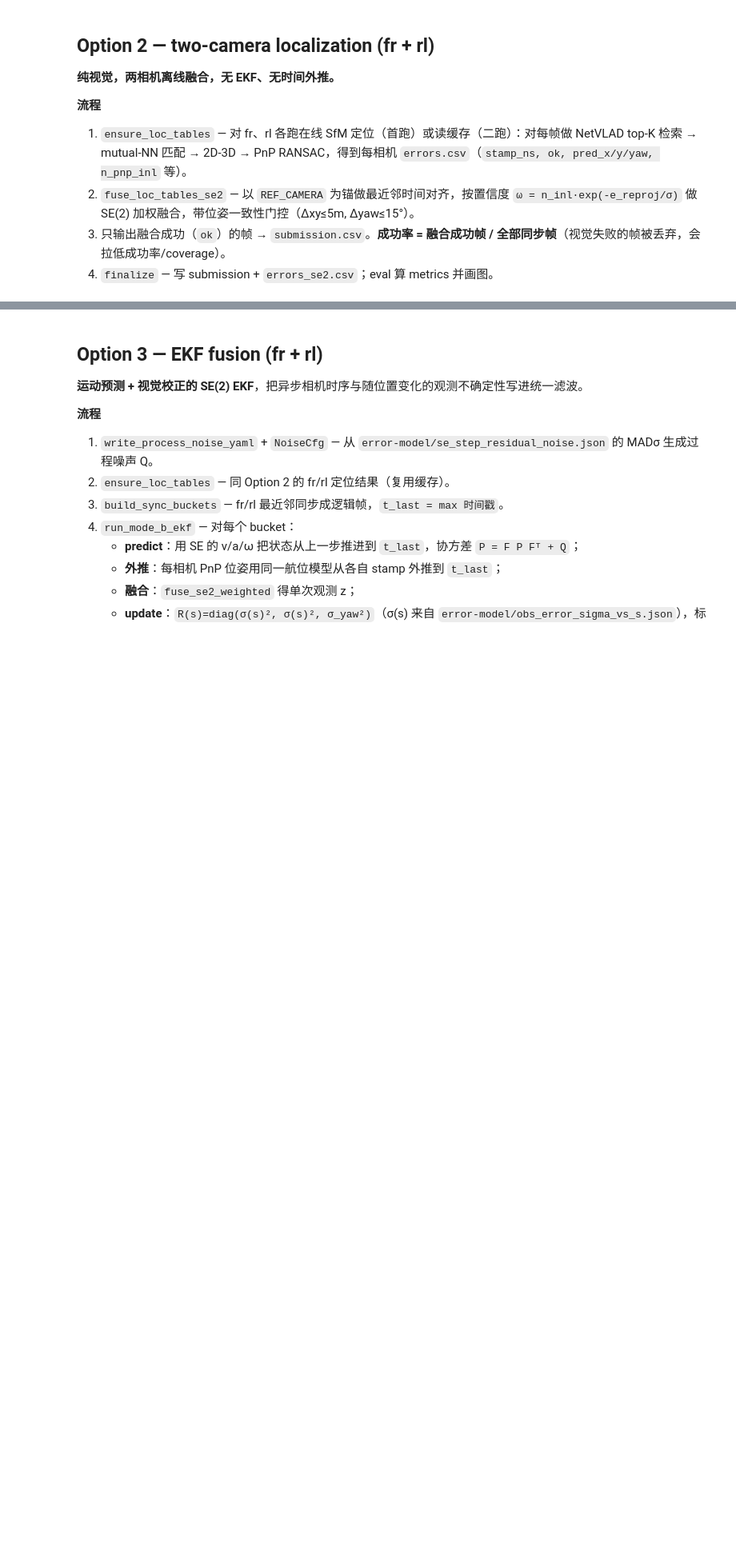
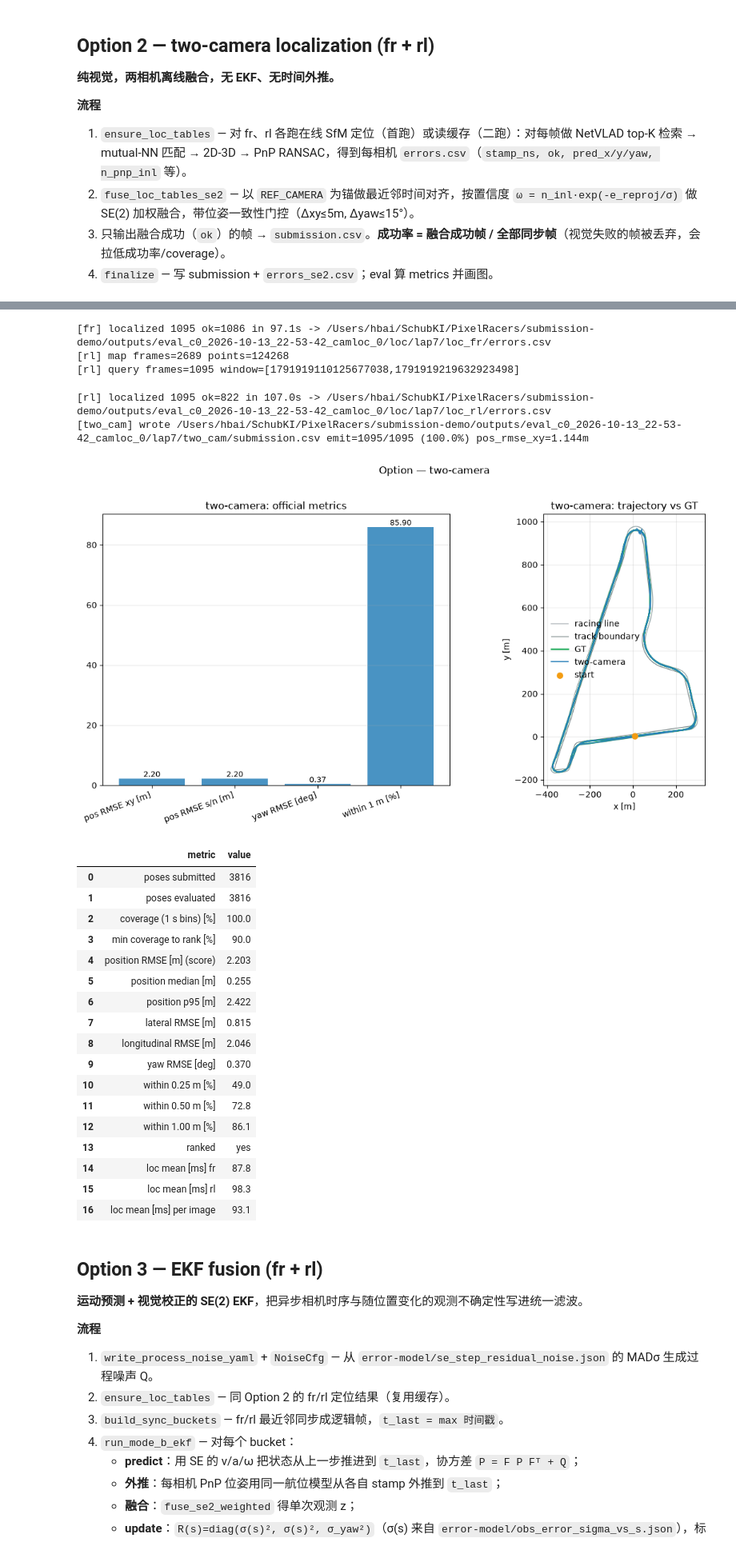
Before and after one commit to baihao/PixelRacers, a Jupyter notebook: submission-demo/run_submission.ipynb, the cells around one changed output, grey strips where cells are left out. Shown at 80% size. Drawn from its saved outputs; the diff is of its cells as text; code cells hidden in the pictures; blank space fills up the shorter version.

```diff
--- a/submission-demo/run_submission.ipynb
+++ b/submission-demo/run_submission.ipynb
@@ -140,4 +191,7 @@ for w in ctx.windows:
     out_dir.mkdir(parents=True, exist_ok=True)
     fused.to_csv(out_dir / "errors_se2.csv", index=False)
     P.finalize(ctx, pred, out_dir, "two_cam", w,         # 4. 落盘 + metrics(分母=全部同步帧) + 图
-               n_total=len(fused), show_plots=True)
+               n_total=len(fused), show_plots=False)
+# 多圈合并展示：轨迹/metrics 图 + tools/evaluate.py 表格（window=all）
+show_eval_table(P.present_option(ctx, "two_cam", show_plots=True, print_evaluate_report=False))
+# %% [output]
@@ -144,3 +215,27 @@ for w in ctx.windows:
+[fr] localized 1095 ok=1086 in 97.1s -> /Users/hbai/SchubKI/PixelRacers/submission-demo/outputs/eval_c0_2026-10-13_22-53-42_camloc_0/loc/lap7/loc_fr/errors.csv
+[rl] map frames=2689 points=124268
+[rl] query frames=1095 window=[1791919110125677038,1791919219632923498]
+[rl] localized 1095 ok=822 in 107.0s -> /Users/hbai/SchubKI/PixelRacers/submission-demo/outputs/eval_c0_2026-10-13_22-53-42_camloc_0/loc/lap7/loc_rl/errors.csv
+[two_cam] wrote /Users/hbai/SchubKI/PixelRacers/submission-demo/outputs/eval_c0_2026-10-13_22-53-42_camloc_0/lap7/two_cam/submission.csv emit=1095/1095 (100.0%) pos_rmse_xy=1.144m
+[figure, added]
+|  | metric | value |
+| 0 | poses submitted | 3816 |
+| 1 | poses evaluated | 3816 |
+| 2 | coverage (1 s bins) [%] | 100.0 |
+| 3 | min coverage to rank [%] | 90.0 |
+| 4 | position RMSE [m] (score) | 2.203 |
+| 5 | position median [m] | 0.255 |
+| 6 | position p95 [m] | 2.422 |
+| 7 | lateral RMSE [m] | 0.815 |
+| 8 | longitudinal RMSE [m] | 2.046 |
+| 9 | yaw RMSE [deg] | 0.370 |
+| 10 | within 0.25 m [%] | 49.0 |
+| 11 | within 0.50 m [%] | 72.8 |
+| 12 | within 1.00 m [%] | 86.1 |
+| 13 | ranked | yes |
+| 14 | loc mean [ms] fr | 87.8 |
+| 15 | loc mean [ms] rl | 98.3 |
+| 16 | loc mean [ms] per image | 93.1 |
 # %% [markdown]
 ## Option 3 — EKF fusion (fr + rl)
 
```
Also changed, not shown: parts of 16 cells of this notebook, 32 other files.
